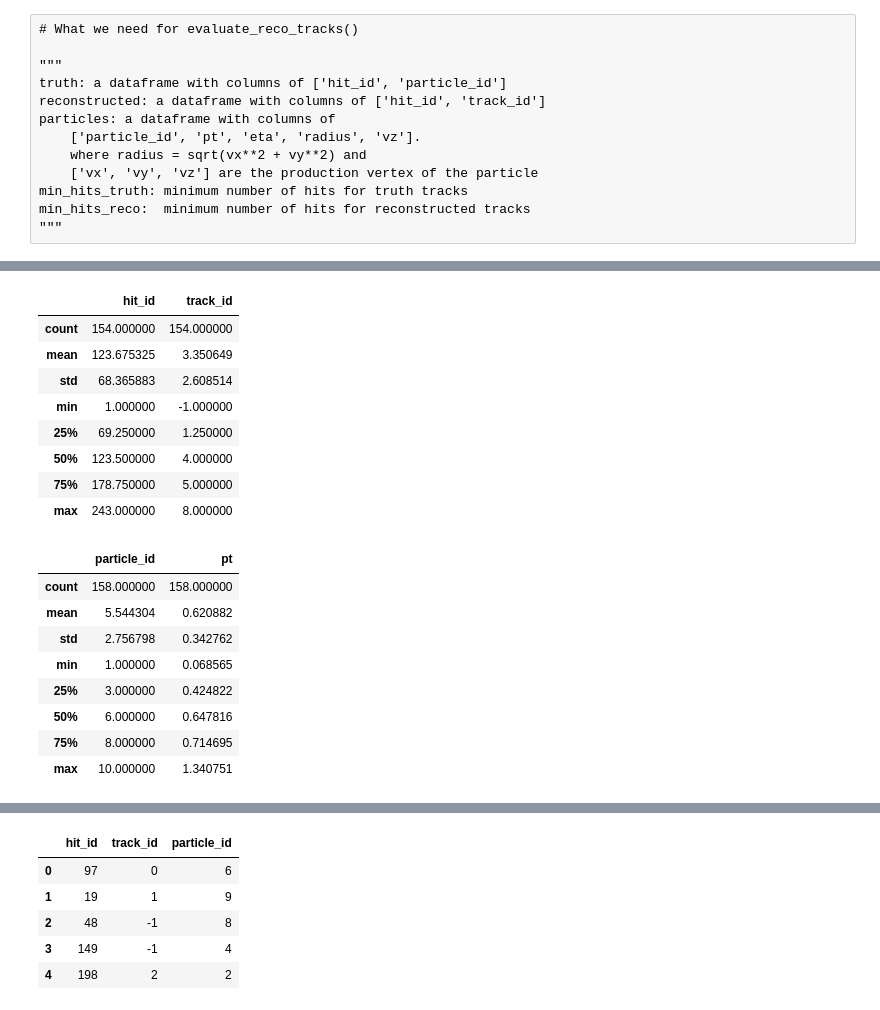
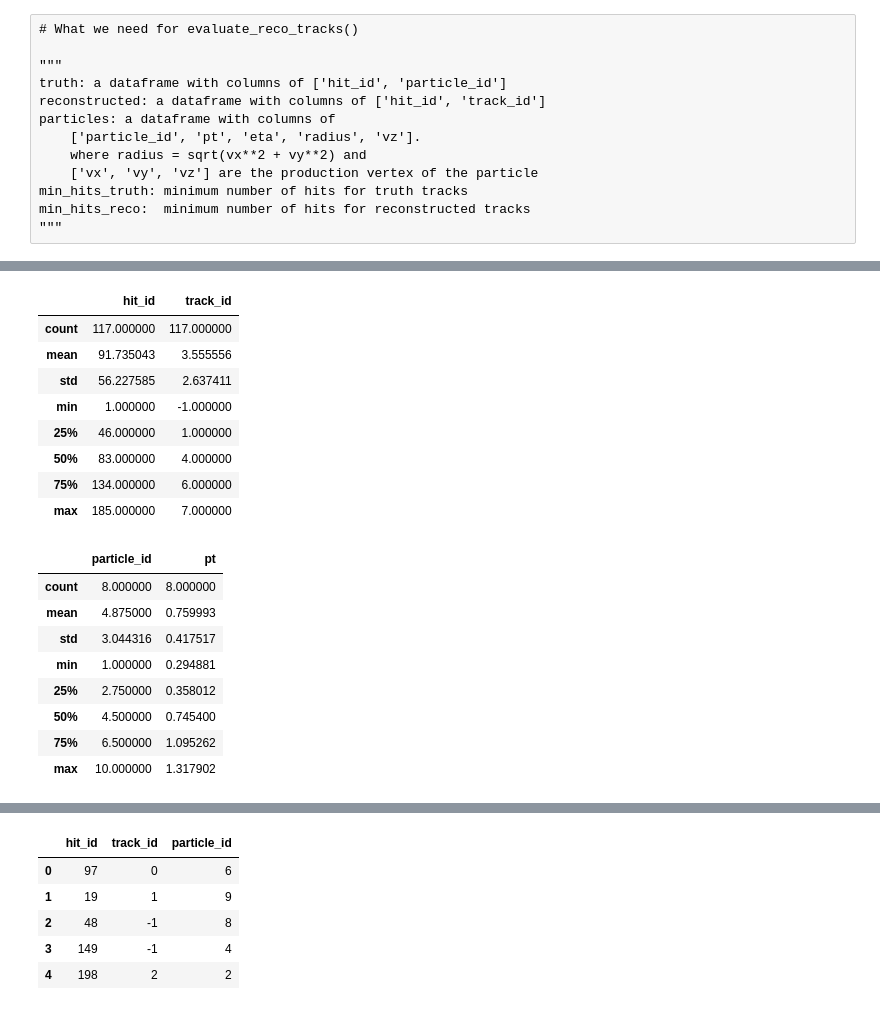
Before and after one commit to ai4fair/stttrkx, a Jupyter notebook: eval/eval_reco_trkx.ipynb, the cells around one changed output, grey strips where cells are left out. Saved outputs shown, nothing was run; the diff lists cells and outputs as text; code cells hidden in the pictures.

```diff
--- a/eval/trkx_reco_eval.ipynb
+++ b/eval/eval_reco_trkx.ipynb
@@ -85,8 +99,7 @@ os.makedirs(outdir, exist_ok=True)
 * But I have torch-geometric data from the GNN stage
 # %%
 # fetch `raw` data
-raw_tracks_path="run/gnn_evaluation/test"
-raw_trkx_reader = SttTorchDataReader(raw_tracks_path)
+raw_trkx_reader = SttTorchDataReader(raw_inputdir)
 # %%
 n_tot_files = reco_trkx_reader.nevts
 all_evtids = reco_trkx_reader.all_evtids
@@ -184 +210,10 @@ min_hits_reco:  minimum number of hits for reconstructed tracks
+# %%
+raw_trkx_data  = raw_trkx_reader(110000)
+# %%
+# create truth, particle dataframes from Torch Data
+_truth = pd.DataFrame({'hit_id': raw_trkx_data.hid.numpy(), 'particle_id': raw_trkx_data.pid.int().numpy()}, columns=['hit_id', 'particle_id'])
+_particles = pd.DataFrame({'particle_id': raw_trkx_data.pid.int().numpy(), 'pt': raw_trkx_data.pt.numpy()},  columns=['particle_id', 'pt']).drop_duplicates(subset=['particle_id'])
+# %%
+truth_df = _truth
+particles_df = _particles
 # %%
@@ -257,26 +280,26 @@ reconstructed = reconstructed[reconstructed.track_id.isin(n_reco_hits.track_id.v
 # %%
-reconstructed.describe()
+reco_df.describe()
 # %% [output]
 |  | hit_id | track_id |
-| count | 154.000000 | 154.000000 |
-| mean | 123.675325 | 3.350649 |
-| std | 68.365883 | 2.608514 |
+| count | 117.000000 | 117.000000 |
+| mean | 91.735043 | 3.555556 |
+| std | 56.227585 | 2.637411 |
 | min | 1.000000 | -1.000000 |
-| 25% | 69.250000 | 1.250000 |
-| 50% | 123.500000 | 4.000000 |
-| 75% | 178.750000 | 5.000000 |
-| max | 243.000000 | 8.000000 |
+| 25% | 46.000000 | 1.000000 |
+| 50% | 83.000000 | 4.000000 |
+| 75% | 134.000000 | 6.000000 |
+| max | 185.000000 | 7.000000 |
 # %%
-particles.describe()
+particles_df.describe()
 # %% [output]
 |  | particle_id | pt |
-| count | 158.000000 | 158.000000 |
-| mean | 5.544304 | 0.620882 |
-| std | 2.756798 | 0.342762 |
-| min | 1.000000 | 0.068565 |
-| 25% | 3.000000 | 0.424822 |
-| 50% | 6.000000 | 0.647816 |
-| 75% | 8.000000 | 0.714695 |
-| max | 10.000000 | 1.340751 |
+| count | 8.000000 | 8.000000 |
+| mean | 4.875000 | 0.759993 |
+| std | 3.044316 | 0.417517 |
+| min | 1.000000 | 0.294881 |
+| 25% | 2.750000 | 0.358012 |
+| 50% | 4.500000 | 0.745400 |
+| 75% | 6.500000 | 1.095262 |
+| max | 10.000000 | 1.317902 |
 # %%
 # get number of spacepoints in each particle
```
Also changed, not shown: parts of 38 cells of this notebook, 6 other files.
